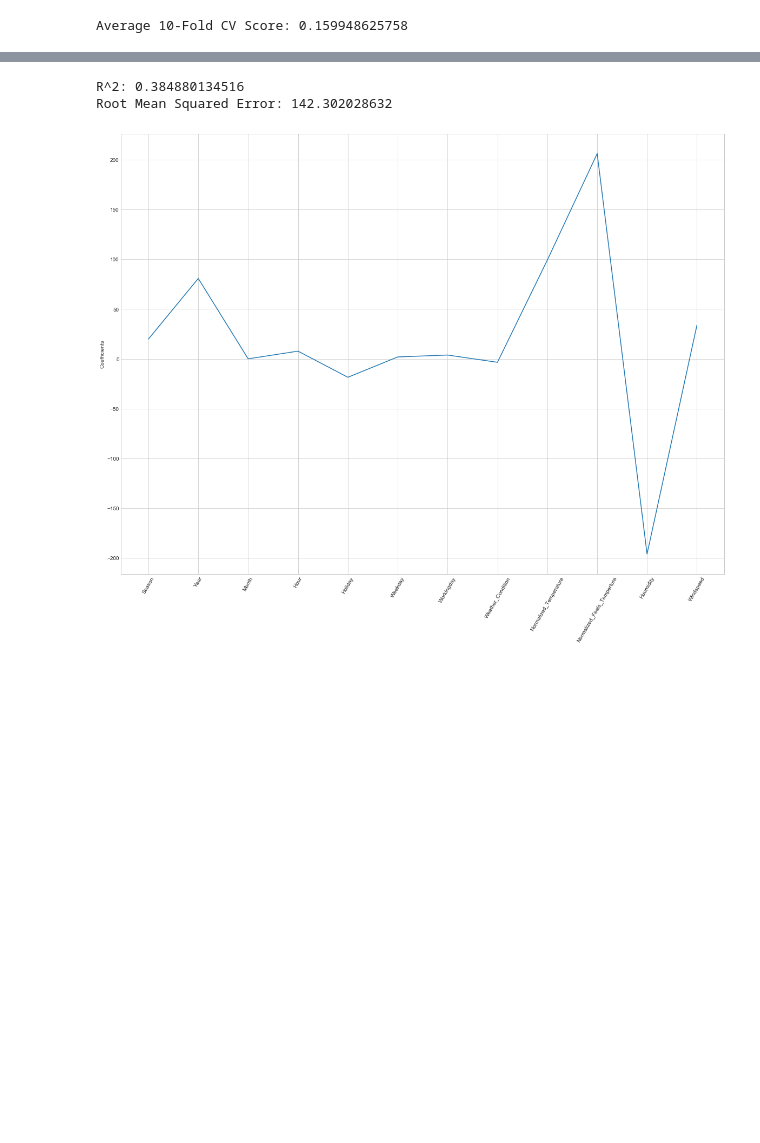
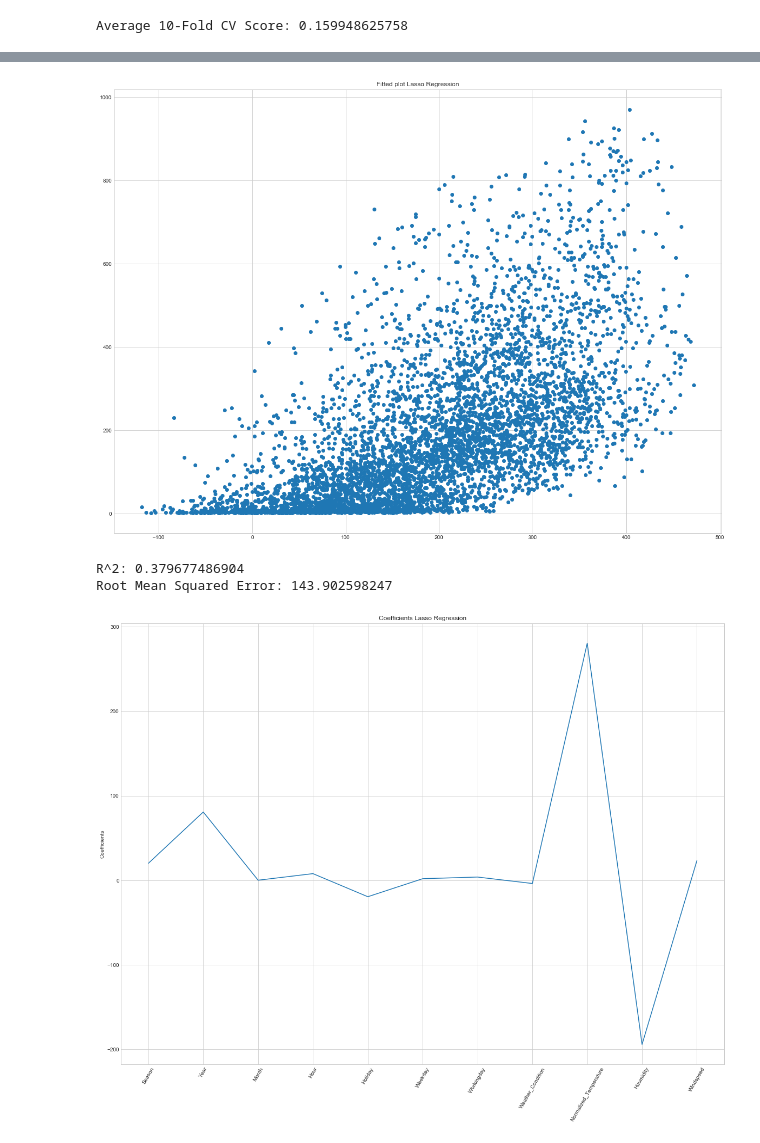
Before and after one commit to samudassir/bikesharingdemand, a Jupyter notebook: machine_learning/src/bike_share_demand_machine_learning.ipynb, the cells around one changed output, grey strips where cells are left out. Saved outputs shown, nothing was run; the diff lists cells and outputs as text; code cells hidden in the pictures; blank space fills up the shorter version.

```diff
--- a/machine_learning/src/bike_share_demand_machine_learning.ipynb
+++ b/machine_learning/src/bike_share_demand_machine_learning.ipynb
@@ -112,19 +122,27 @@ def lassoTest(df,features):
     # Predict on the test data: y_pred
     y_pred = lasso.predict(X_test)
 
+    _ = plt.scatter(y_pred,y_test)
+    _ = plt.rcParams['figure.figsize'] = [20, 15]
+    _ = plt.title('Fitted plot Lasso Regression')
+    savefig('../../plot/img/lassoregression_fitted_plot.png', bbox_inches='tight')
+    plt.show()
+
     # Compute and print R^2 and RMSE
     print("R^2: {}".format(lasso.score(X_test, y_test)))
     rmse = np.sqrt(mean_squared_error(y_test,y_pred))
     print("Root Mean Squared Error: {}".format(rmse))
 
     _ = plt.plot(range(len(features.columns)),lasso_coef)
+    _ = plt.title('Coefficients Lasso Regression')
     _ = plt.xticks(range(len(features.columns)),features.columns,rotation=60)
     _ = plt.ylabel('Coefficients')
 # %%
-features = df.drop(['Demand','Casual','Registered'],axis=1)
+features = df.drop(['Demand','Casual','Registered','Normalized_Feels_Temperture'],axis=1)
 lassoTest(df,features)
 # %% [output]
+[figure, new version]
-R^2: 0.384880134516
-Root Mean Squared Error: 142.302028632
+R^2: 0.379677486904
+Root Mean Squared Error: 143.902598247
-[figure, old version]
+[figure, added]
 # %%
```
Also changed, not shown: parts of 20 cells of this notebook, 13 other files.
